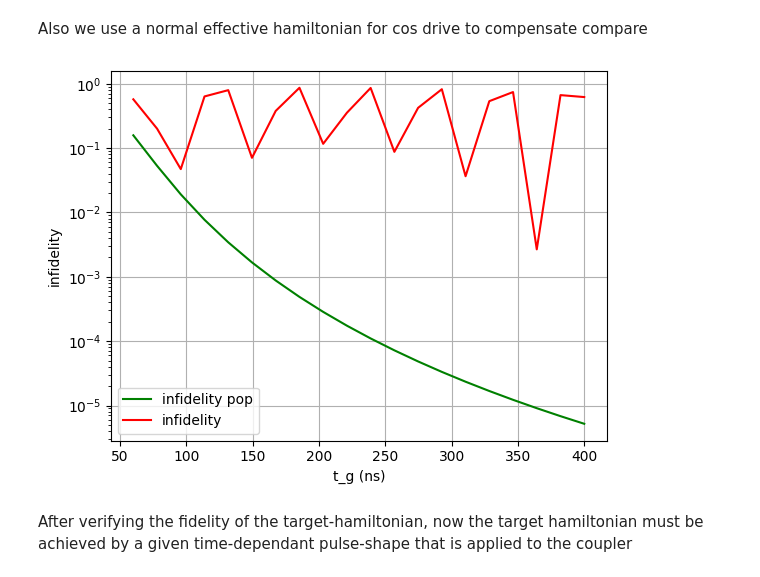
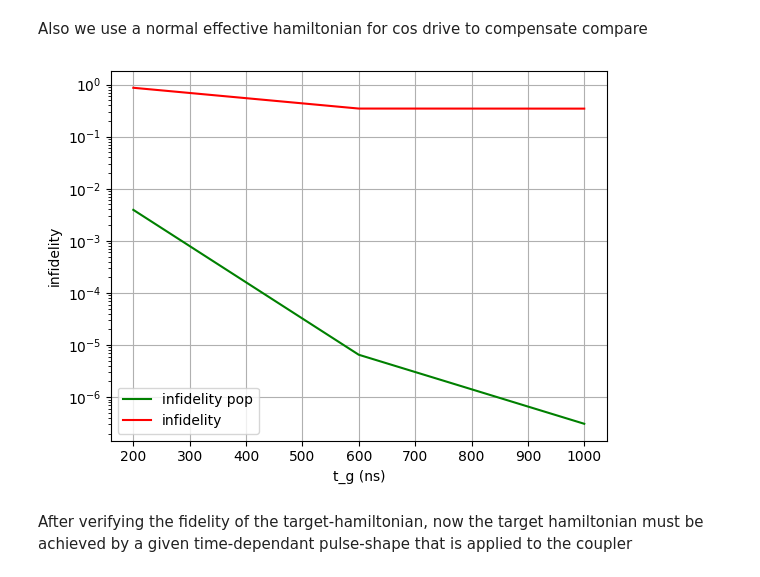
Before and after one commit to FlorianMaier04/TransmonCouplerSimulation, a Jupyter notebook: heff.ipynb, the cells around one changed output. Saved outputs shown, nothing was run; the diff lists cells and outputs as text; code cells hidden in the pictures.

```diff
--- a/heff.ipynb
+++ b/heff.ipynb
@@ -10,10 +10,12 @@ from utils import *
 from scipy.optimize import root
 
 s = Simulation()
-N_t = 250
+N_t = 3000
 tg = 250
+toffset = 50
 tlist = np.linspace(0, tg, N_t)
-sigma = 0.2
+tlist_ext = np.linspace(0, tg + 2*toffset, N_t)
+sigma = 0.12
 
 # compute cos params
 cos_amp, cos_wd = compute_cos_params(s, tg)
@@ -22,5 +24,4 @@ Delta = heff_params[2][2] - heff_params[0][0]
 # rrr follows from the heff response to amplitude, as both Omega_ab and Omega_bc are linear rrr is constant for all amp- and wd values
 rrr = heff_params[1][2] / heff_params[0][1] # compute the RabiRateRatio (RRR) from the two rabirates in cos dirve case
 rrr, Delta
-print("wd: " , cos_wd)
 # %% [output]
@@ -67,30 +52,30 @@ To check gate fidelity with target hamiltonian, we sweep tg and compute Delta an
 # %% [markdown]
 Also we use a normal effective hamiltonian for cos drive to compensate compare
 # %%
-def plot_tg_fid_curve(hamiltonian_function, n, tg_min = 60, tg_max = 400):
+def plot_tg_fid_curve(hamiltonian_function, n, tg_min = 200, tg_max = 1000):
     lf_pop = []
     lf = []
     ltg = np.linspace(tg_min, tg_max, n)
     for tg in tqdm(ltg):
         h, _ = hamiltonian_function(tg)
         tlist = np.linspace(0, tg, N_t)
         f = extract_fidelity(h, tlist)
         fpop = extract_pop_fid(h, tlist)['iswap_fidelity']
         lf_pop.append(1-fpop)
         lf.append(1-f)
     ax = plt.subplot()
     plt.plot(ltg, lf_pop, label='infidelity pop', color='green')
     plt.plot(ltg, lf, label='infidelity', color='red')
     plt.xlabel('t_g (ns)')
     plt.ylabel('infidelity')
     ax.set_yscale('log')
     plt.legend()
     plt.grid(True)
     plt.show()
 
-plot_tg_fid_curve(compute_htarget, 20)
+plot_tg_fid_curve(compute_htarget, 3)
 # %% [output]
-[figure, old version]
+[figure, new version]
 # %% [markdown]
 After verifying the fidelity of the target-hamiltonian, now the target hamiltonian must be achieved by a given time-dependant pulse-shape that is applied to the coupler
 # %%
```
Also changed, not shown: parts of 29 cells of this notebook, 28 other files.
